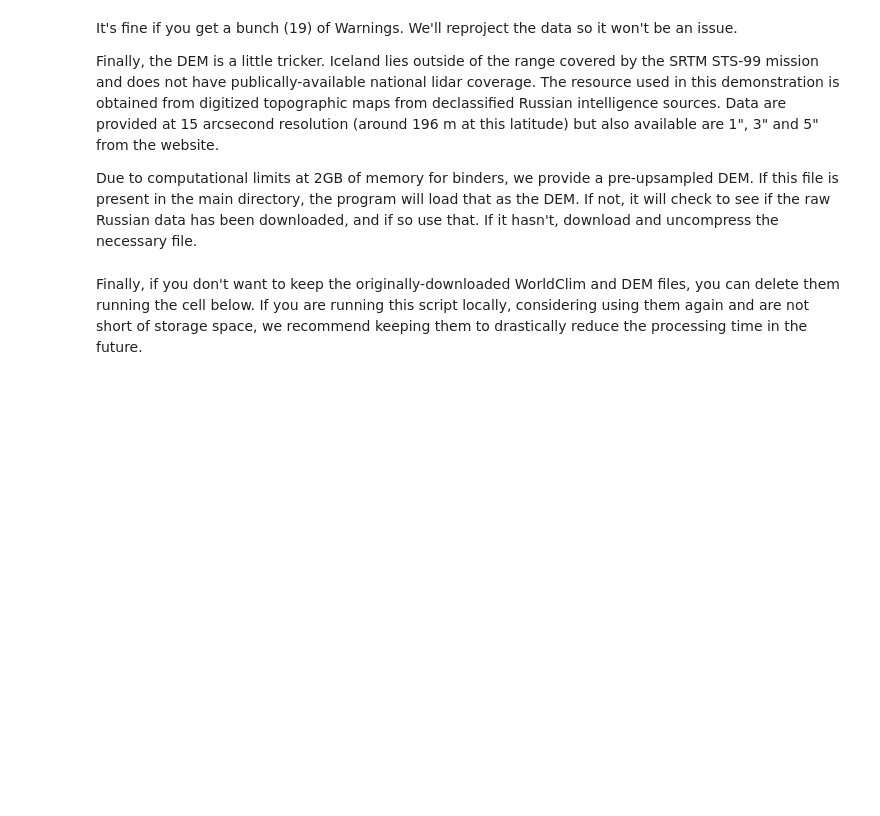
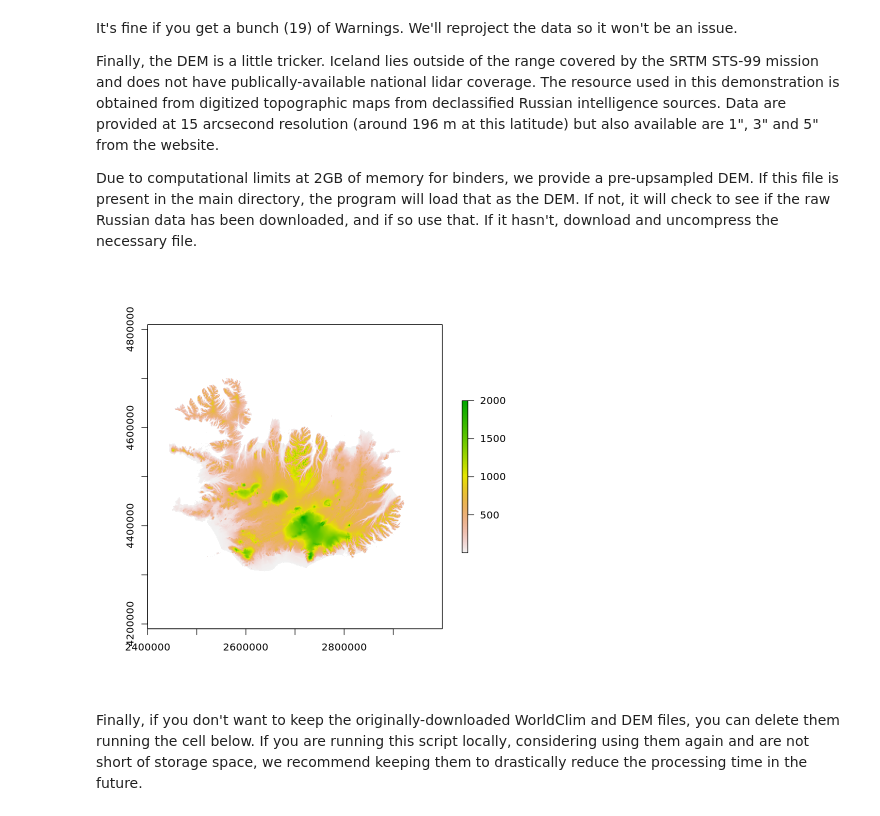
Before and after one commit to ropitz/dataARC-1, a Jupyter notebook: Climate_Script.ipynb, the cells around one changed output. Cells and saved outputs as stored; diff of their text form; code cells hidden in the pictures; blank space fills up the shorter version.

```diff
--- a/Climate_Script.ipynb
+++ b/Climate_Script.ipynb
@@ -94,17 +95,19 @@ Finally, the DEM is a little tricker. Iceland lies outside of the range covered
 
 Due to computational limits at 2GB of memory for binders, we provide a pre-upsampled DEM. If this file is present in the main directory, the program will load that as the DEM. If not, it will check to see if the raw Russian data has been downloaded, and if so use that. If it hasn't, download and uncompress the necessary file.
 # %%
-if (file.exists("Iceland_DEM.tif")) {
-    dem <- raster("Iceland_DEM.tif")
+if (file.exists("Provided_DEM.tif")) {
+    dem <- raster("Provided_DEM.tif")
 } else {
     if (!file.exists("DEM/15-C.tif")) {
   download.file("http://www.viewfinderpanoramas.org/DEM/TIF15/15-C.zip",
                 destfile="DEM/isl_2010.zip")
   unzip("DEM/isl_2010.zip",exdir="DEM")
         }
 dem <- raster("DEM/15-C.tif",sep="")
     }
 plot(dem)
+# %% [output]
+[figure, added]
 # %% [markdown]
 Finally, if you don't want to keep the originally-downloaded WorldClim and DEM files, you can delete them running the cell below. If you are running this script locally, considering using them again and are not short of storage space, we recommend keeping them to drastically reduce the processing time in the future.
 # %%
```
Also changed, not shown: parts of 8 cells of this notebook, 1 other file.
